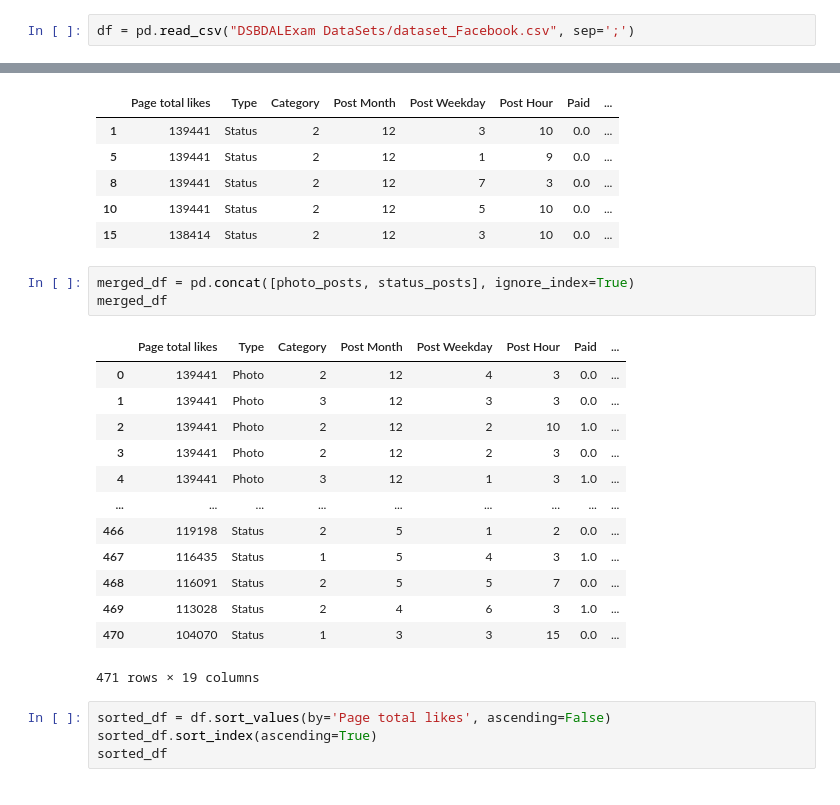
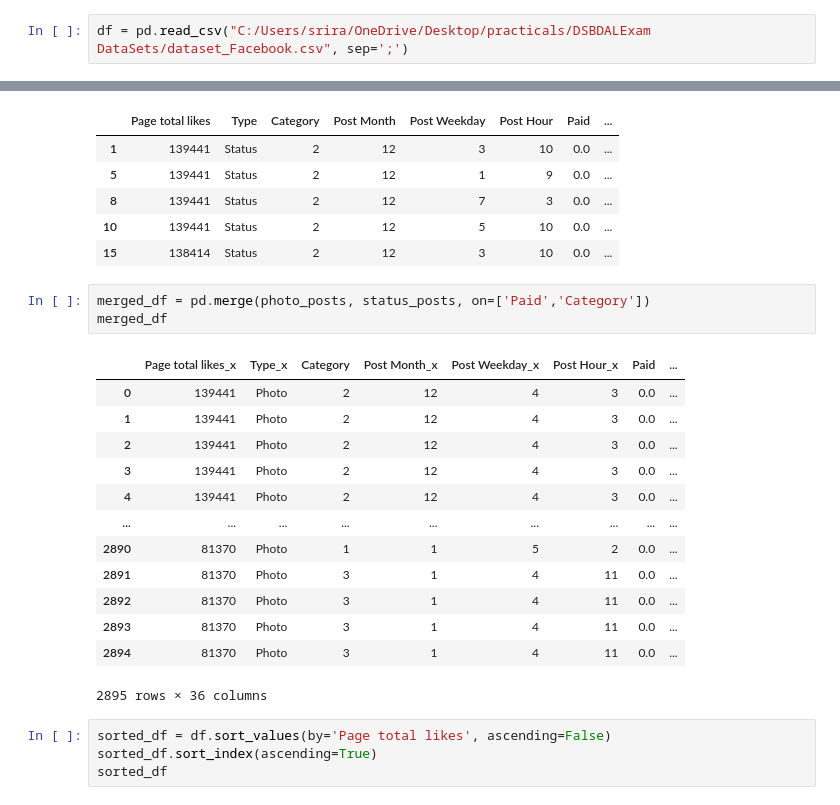
Before and after one commit to SrirangK/DSBDAP, a Jupyter notebook: python/9_FB dataset.ipynb, the cells around one changed output, grey strips where cells are left out. Saved outputs shown, nothing was run; the diff lists cells and outputs as text.

```diff
--- a/python/9_FB dataset.ipynb
+++ b/python/9_FB dataset.ipynb
@@ -1,7 +1,7 @@
 # %%
 import pandas as pd
 # %%
-df = pd.read_csv("DSBDALExam DataSets/dataset_Facebook.csv", sep=';')
+df = pd.read_csv("C:/Users/srira/OneDrive/Desktop/practicals/DSBDALExam DataSets/dataset_Facebook.csv", sep=';')
 # %%
 photo_posts = df[df['Type'] == 'Photo']
 status_posts = df[df['Type'] == 'Status']
@@ -34,22 +34,22 @@ status_posts.head()
 | 10 | 139441 | Status | 2 | 12 | 5 | 10 | 0.0 | ... |
 | 15 | 138414 | Status | 2 | 12 | 3 | 10 | 0.0 | ... |
 # %%
-merged_df = pd.concat([photo_posts, status_posts], ignore_index=True)
+merged_df = pd.merge(photo_posts, status_posts, on=['Paid','Category'])
 merged_df
 # %% [output]
-|  | Page total likes | Type | Category | Post Month | Post Weekday | Post Hour | Paid | ... |
+|  | Page total likes_x | Type_x | Category | Post Month_x | Post Weekday_x | Post Hour_x | Paid | ... |
 | 0 | 139441 | Photo | 2 | 12 | 4 | 3 | 0.0 | ... |
-| 1 | 139441 | Photo | 3 | 12 | 3 | 3 | 0.0 | ... |
-| 2 | 139441 | Photo | 2 | 12 | 2 | 10 | 1.0 | ... |
-| 3 | 139441 | Photo | 2 | 12 | 2 | 3 | 0.0 | ... |
-| 4 | 139441 | Photo | 3 | 12 | 1 | 3 | 1.0 | ... |
+| 1 | 139441 | Photo | 2 | 12 | 4 | 3 | 0.0 | ... |
+| 2 | 139441 | Photo | 2 | 12 | 4 | 3 | 0.0 | ... |
+| 3 | 139441 | Photo | 2 | 12 | 4 | 3 | 0.0 | ... |
+| 4 | 139441 | Photo | 2 | 12 | 4 | 3 | 0.0 | ... |
 | ... | ... | ... | ... | ... | ... | ... | ... | ... |
-| 466 | 119198 | Status | 2 | 5 | 1 | 2 | 0.0 | ... |
-| 467 | 116435 | Status | 1 | 5 | 4 | 3 | 1.0 | ... |
-| 468 | 116091 | Status | 2 | 5 | 5 | 7 | 0.0 | ... |
-| 469 | 113028 | Status | 2 | 4 | 6 | 3 | 1.0 | ... |
-| 470 | 104070 | Status | 1 | 3 | 3 | 15 | 0.0 | ... |
+| 2890 | 81370 | Photo | 1 | 1 | 5 | 2 | 0.0 | ... |
+| 2891 | 81370 | Photo | 3 | 1 | 4 | 11 | 0.0 | ... |
+| 2892 | 81370 | Photo | 3 | 1 | 4 | 11 | 0.0 | ... |
+| 2893 | 81370 | Photo | 3 | 1 | 4 | 11 | 0.0 | ... |
+| 2894 | 81370 | Photo | 3 | 1 | 4 | 11 | 0.0 | ... |
-471 rows × 19 columns
+2895 rows × 36 columns
 # %%
 sorted_df = df.sort_values(by='Page total likes', ascending=False)
 sorted_df.sort_index(ascending=True)
```
Also changed, not shown: 2 other files.
